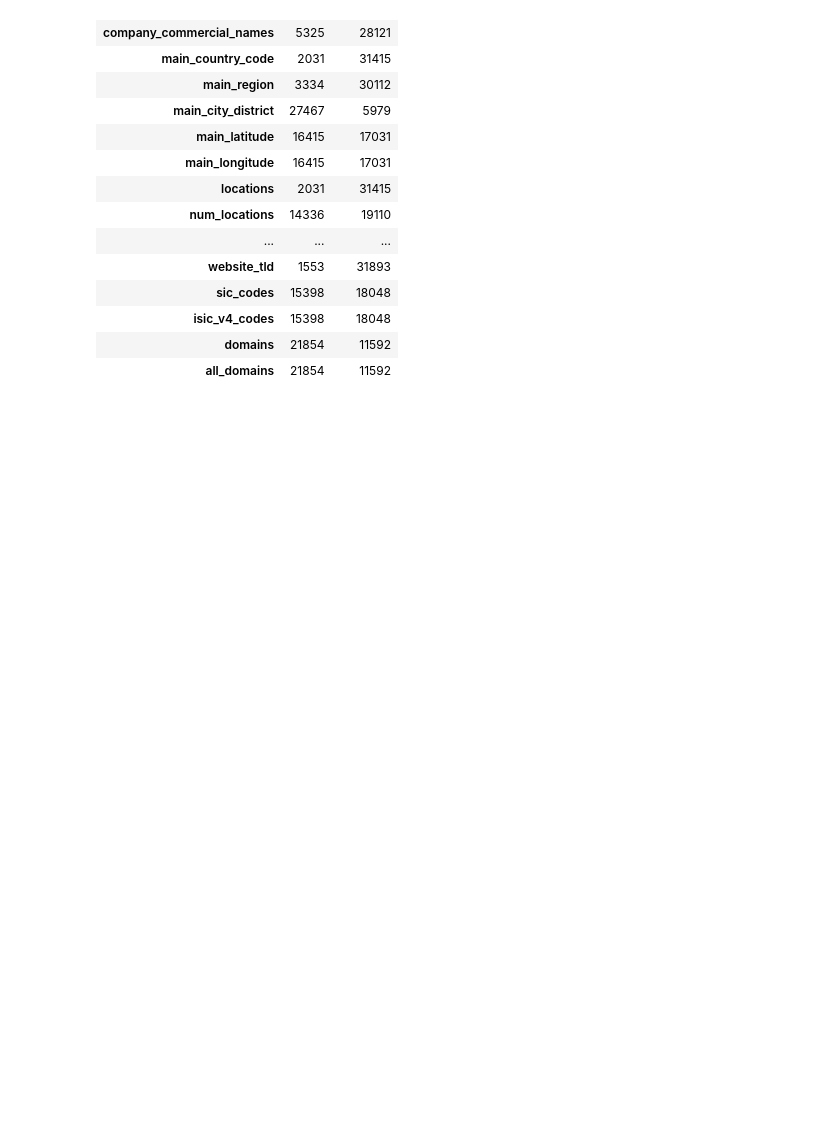
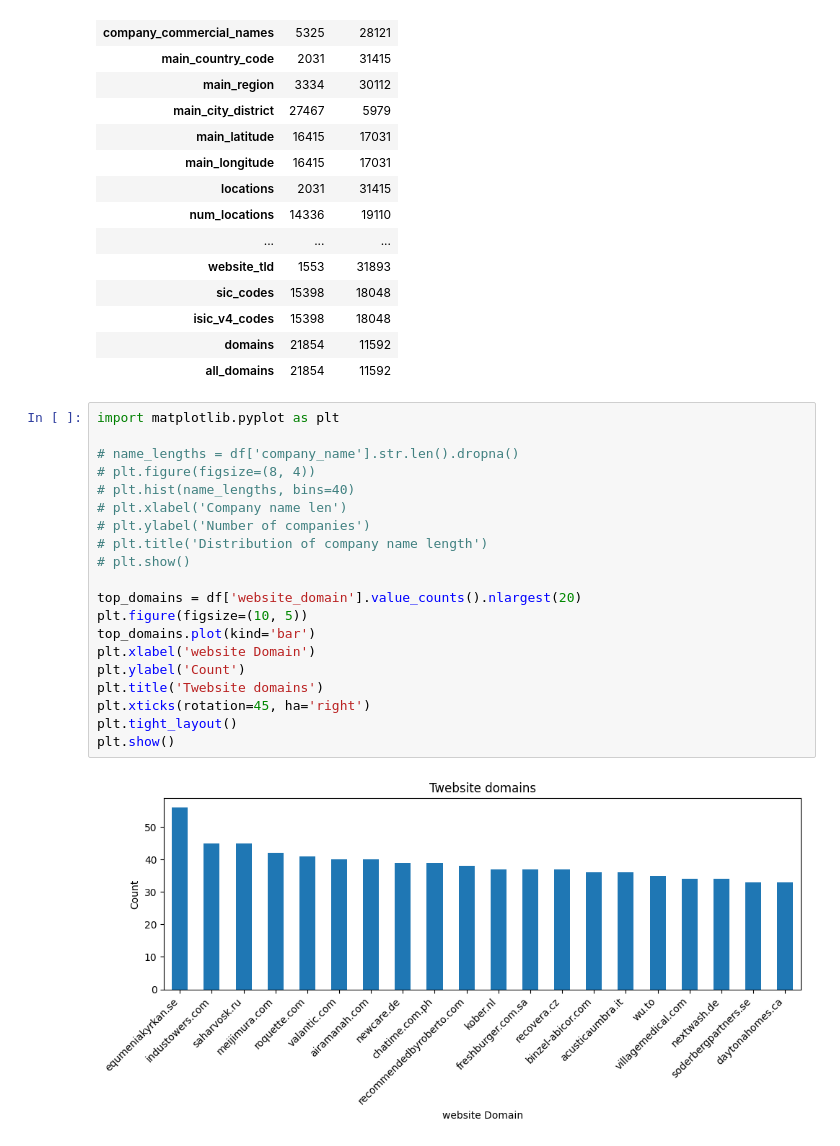
Before and after one commit to sebi2805/veridion, a Jupyter notebook: main.ipynb, the cells around one changed output. Cells and saved outputs as stored; diff of their text form; blank space fills up the shorter version.

```diff
--- a/main.ipynb
+++ b/main.ipynb
@@ -191,3 +183,25 @@ pd.DataFrame({
 | isic_v4_codes | 15398 | 18048 |
 | domains | 21854 | 11592 |
 | all_domains | 21854 | 11592 |
+# %%
+import matplotlib.pyplot as plt
+
+# name_lengths = df['company_name'].str.len().dropna()
+# plt.figure(figsize=(8, 4))
+# plt.hist(name_lengths, bins=40)
+# plt.xlabel('Company name len')
+# plt.ylabel('Number of companies')
+# plt.title('Distribution of company name length')
+# plt.show()
+
+top_domains = df['website_domain'].value_counts().nlargest(20)
+plt.figure(figsize=(10, 5))
+top_domains.plot(kind='bar')
+plt.xlabel('website Domain')
+plt.ylabel('Count')
+plt.title('Twebsite domains')
+plt.xticks(rotation=45, ha='right')
+plt.tight_layout()
+plt.show()
+# %% [output]
+[figure, added]
```
Also changed, not shown: parts of 13 cells of this notebook.
